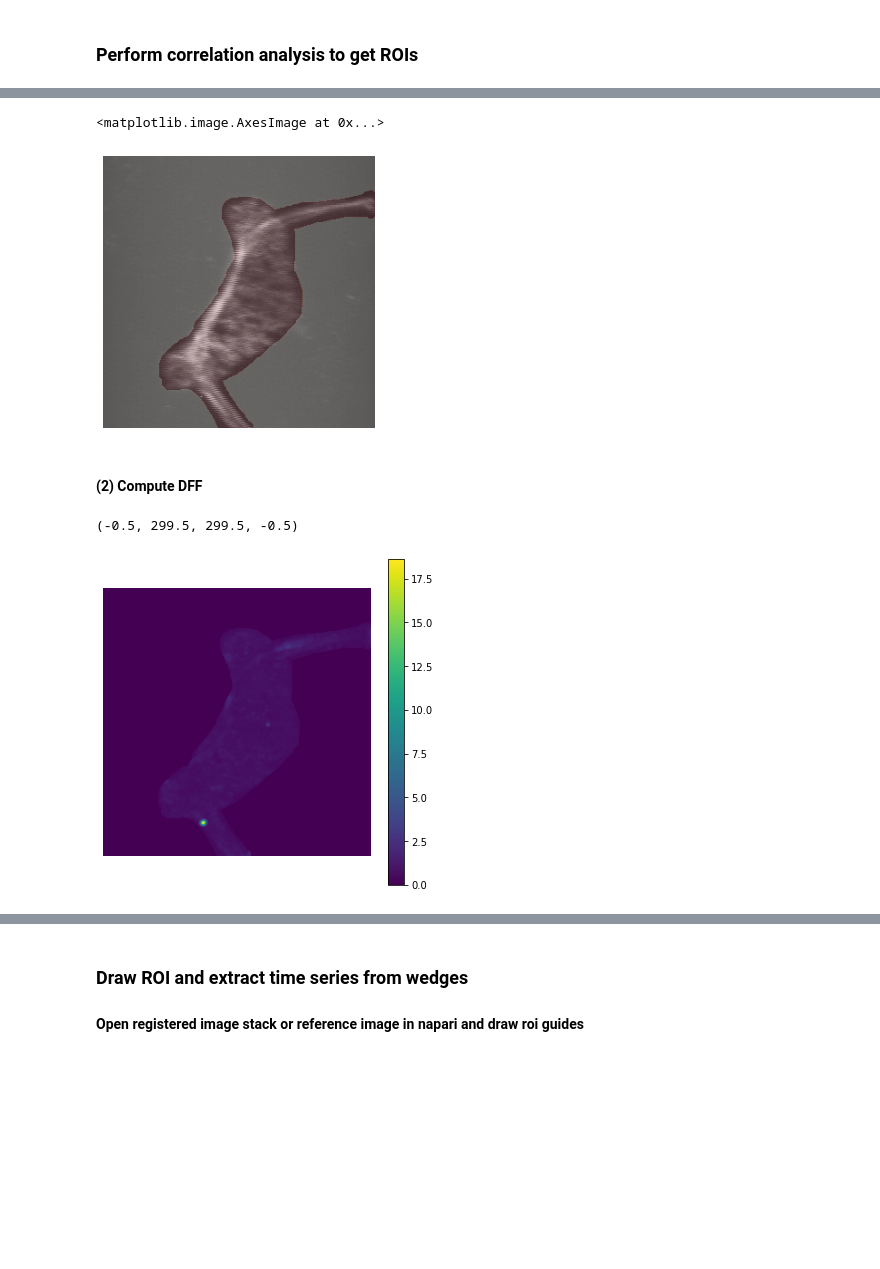
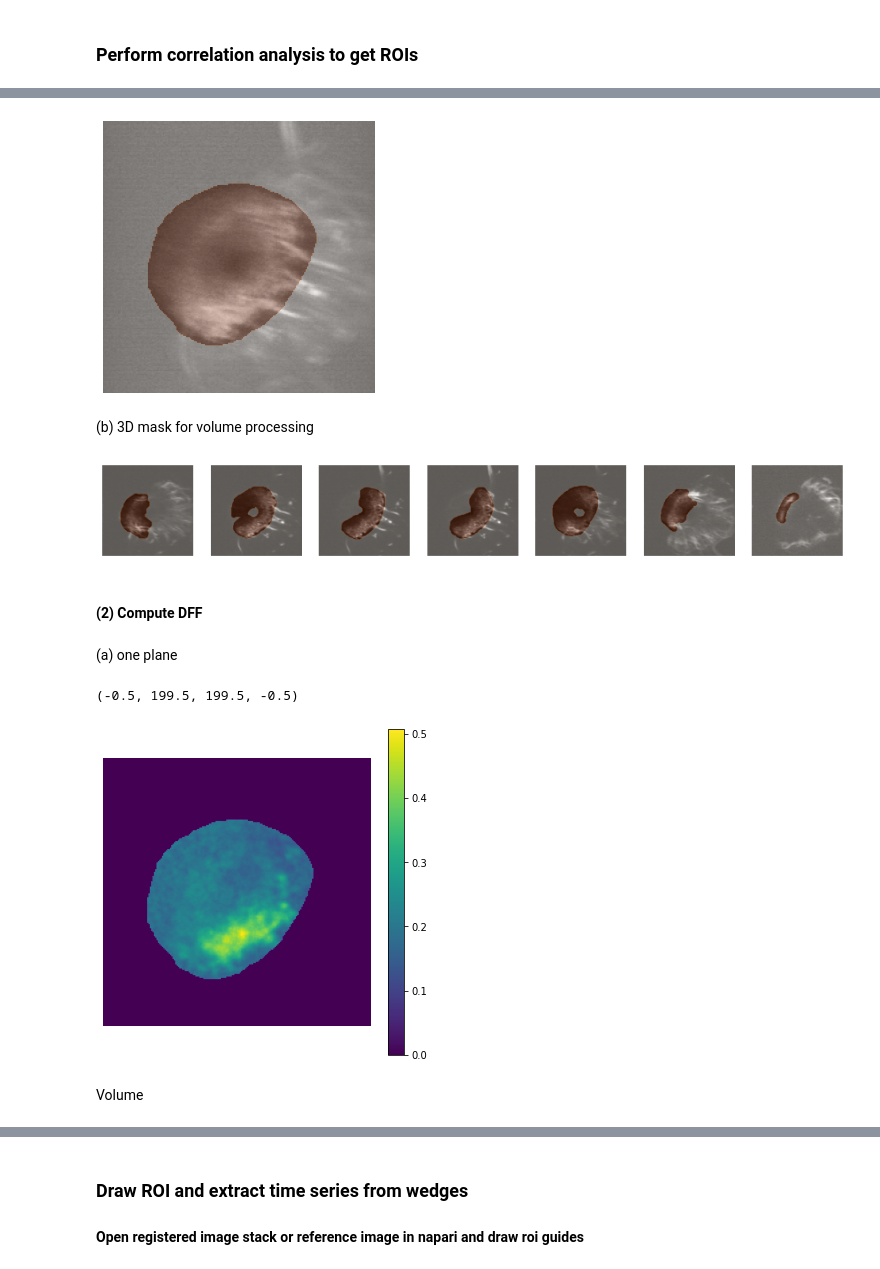
Before and after one commit to hjmh/fly2p, a Jupyter notebook: fly2p/scripts/preprocessImagingData.ipynb, the cells around one changed output, grey strips where cells are left out. Drawn from its saved outputs; the diff is of its cells as text; code cells hidden in the pictures; blank space fills up the shorter version.

```diff
--- a/fly2p/scripts/preprocessImagingData.ipynb
+++ b/fly2p/scripts/preprocessImagingData.ipynb
@@ -147,0 +151,6 @@ array([[[[  1,   7,   8, ...,  -7,   5,  -1],
+# %%
+stackMP = imgStack.max(axis=1)
+stackMP.shape
+fig,ax = plt.subplots(1,1)
+ax.imshow(stackMP[1],cmap='Greys_r',origin='lower')
+ax.axis('off');
@@ -147,0 +181,8 @@ array([[[[  1,   7,   8, ...,  -7,   5,  -1],
+# %%
+stackMPMC, shift = imp.motionCorrection(stackMP, refImg, 20, 2)
+
+fig, axs = plt.subplots(2,1,figsize=(8,4))
+axs[0].plot(shift[0,:])
+axs[0].plot(shift[1,:],'k')
+axs[1].plot(np.hypot(shift[0,:],shift[1,:]))
+axs[1].plot(locRefImg,0,'ro')
@@ -239,11 +222,13 @@ viewer2 = napari.view_image(stackMPMC)
 viewer = napari.view_image(refImgFilt)
 # %%
 # you can draw a mask:
-mask = viewer.layers["mask"]
+#mask = viewer.layers["mask"]
 fig, ax = plt.subplots(1,1,figsize=(5,5))
 ax.imshow(refImg,cmap='Greys_r', vmin=0, origin='upper')
 ax.axis('off');
-ax.imshow(mask.data, cmap='Reds', alpha=0.2)
+ax.imshow(mask.data, cmap='Oranges', alpha=0.4)
+fig.savefig(saveDir+sep+'_'.join(['mask',genotype, region, flyID, age, condition, trial])+'.pdf')
 # %% [output]
-<matplotlib.image.AxesImage at 0x...>
-[figure, old version]
+[figure, new version]
+# %% [markdown]
+(b) 3D mask for volume processing
@@ -250,2 +241,14 @@ ax.imshow(mask.data, cmap='Reds', alpha=0.2)
+# %%
+mask3D = viewer3D.layers["mask"]
+
+fig, ax = plt.subplots(1,stack4dMC["planes [µm]"].size, figsize=(15,4))
+for i in range(stack4dMC["planes [µm]"].size):
+    ax[i].imshow(refStack[i,:,:],cmap='Greys_r',origin='lower')
+    ax[i].axis('off');
+    ax[i].imshow(mask3D.data[i,:,:], cmap='Oranges', alpha=0.35)
+
+fig.savefig(saveDir+sep+'_'.join(['mask3D',genotype, region, flyID, age, condition, trial])+'.pdf')
+# %% [output]
+[figure, added]
 # %% [markdown]
 #### (2) Compute DFF
@@ -252,25 +267,14 @@ ax.imshow(mask.data, cmap='Reds', alpha=0.2)
+# %% [markdown]
+(a) one plane
 # %%
-# filter DF/F trace with Savitzky-Golay filter
-from scipy.signal import savgol_filter
-
-# 3rd order, 7 frames
-order = 3
-window = 7
-
-# Currently F_0 is estimated for the whole time series (ok, if time series is short)
-baseLinePercent = 10
-offset = 0.0001
-
-myMask = mask.data
-
 dffStackMC = np.zeros((stackMPMC.shape))
 
 filtStack = gaussian_filter(stackMPMC, sigma=[0,2,2])
 
-for x in range(stackMPMC.shape[1]):
-    for y in range(stackMPMC.shape[2]):
+for x in range(stackMPMC["xpix [µm]"].size):
+    for y in range(stackMPMC["ypix [µm]"].size):
 
-        if myMask[x,y] == 0:
+        if mask.data[x,y] == 0:
             continue
 
         filtF = savgol_filter(filtStack[:,x,y], window, order)
@@ -284,12 +288,16 @@ for x in range(stackMPMC.shape[1]):
 
         dffStackMC[:,x,y] = dFF
 # %%
-dffMP = np.max(dffStackMC,axis=0)
+dffMP = np.median(dffStackMC,axis=0)
 
 fig, ax = plt.subplots(1,1,figsize=(6,6))
 cb = ax.imshow(dffMP,cmap='viridis',origin='upper')#, vmin=0, vmax=10)
 plt.colorbar(cb)
 ax.axis('off')
+
+#viewerdff = napari.view_image(dffStackMC)
 # %% [output]
-(-0.5, 299.5, 299.5, -0.5)
+(-0.5, 199.5, 199.5, -0.5)
-[figure, old version]
+[figure, new version]
+# %% [markdown]
+Volume
```
Also changed, not shown: parts of 59 cells of this notebook.
